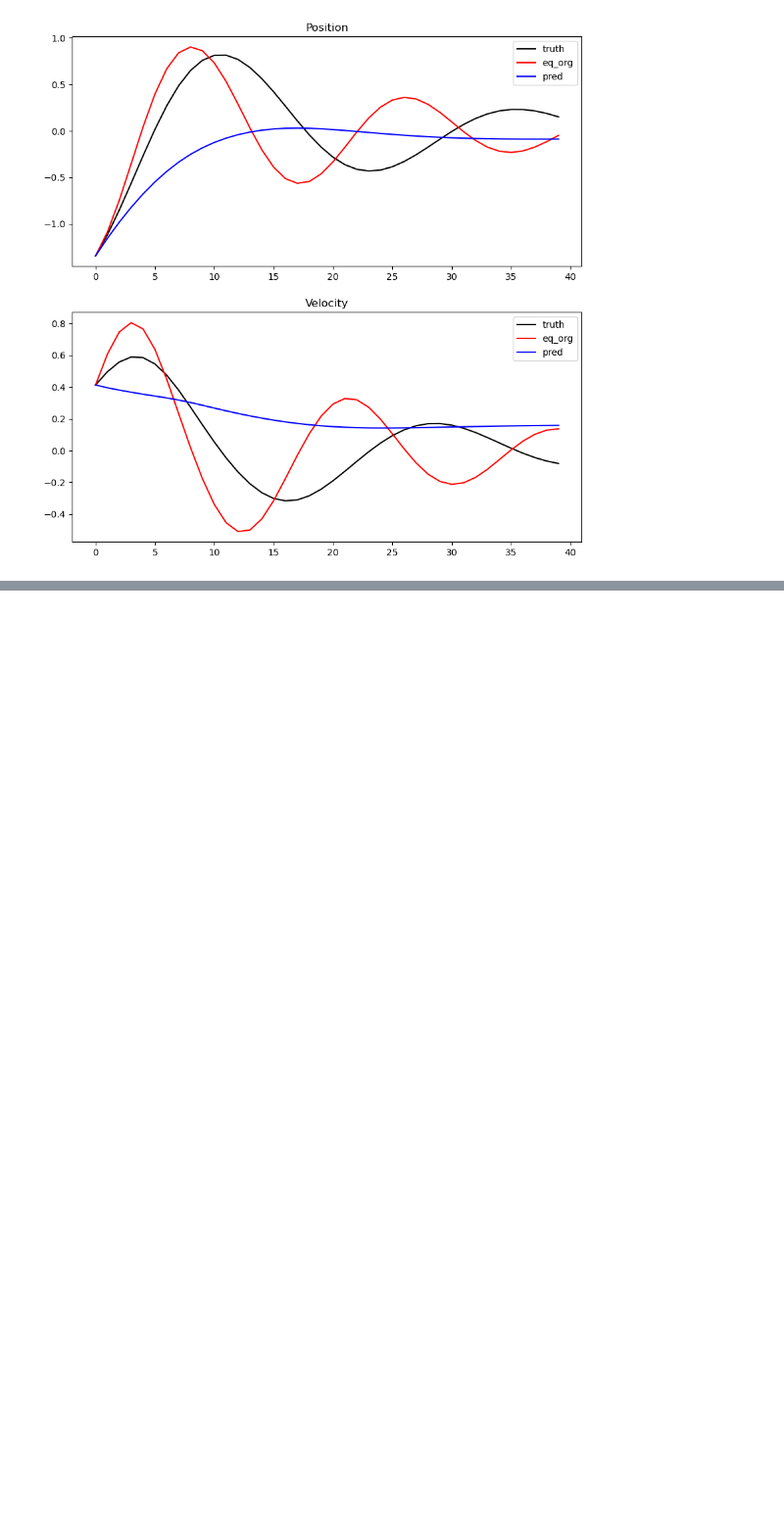
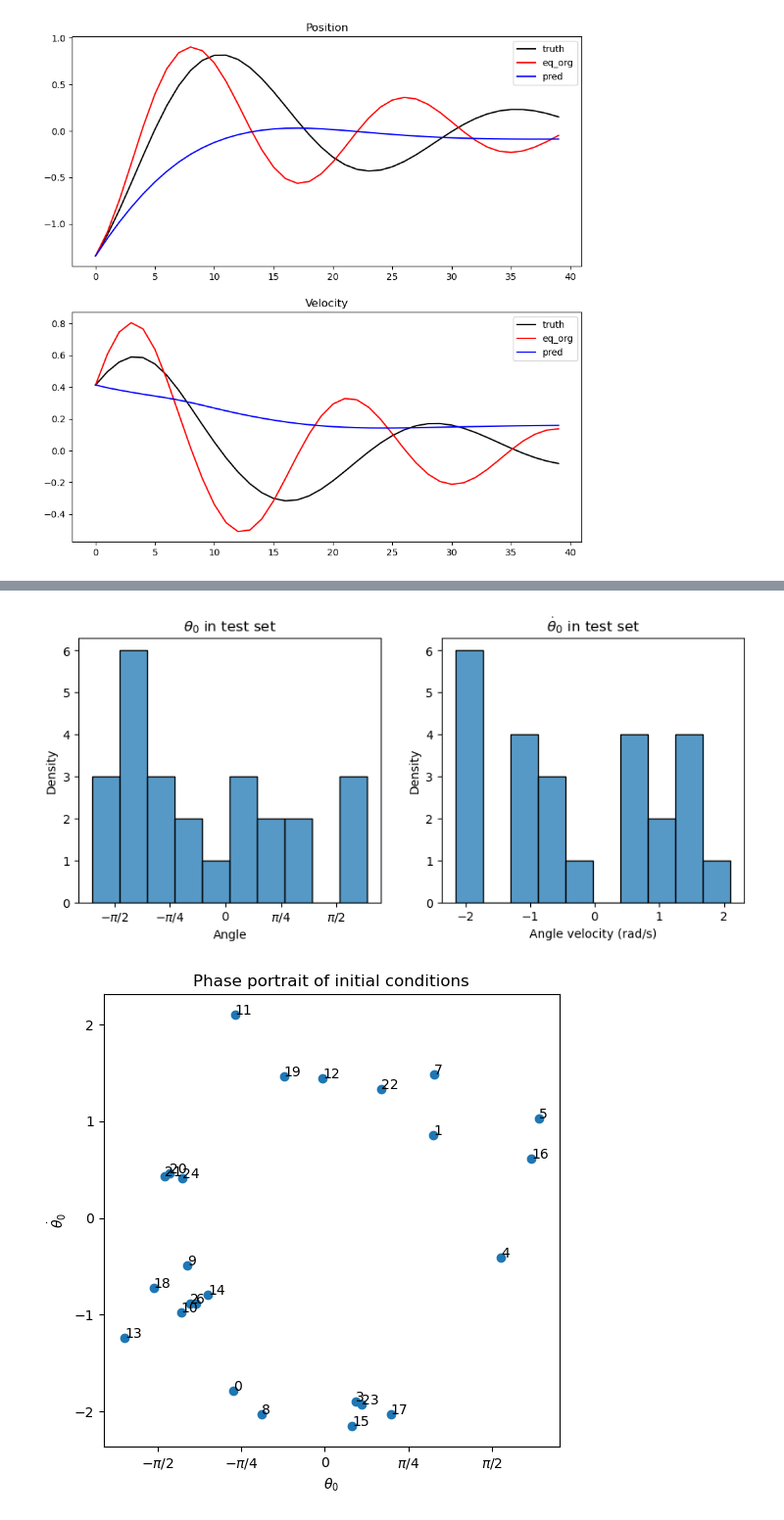
Before and after one commit to mayajanvier/jax-phynity, a Jupyter notebook: visualize_results.ipynb, the cells around one changed output, grey strips where cells are left out. Shown at 98% size. Cells and saved outputs as stored; diff of their text form; code cells hidden in the pictures; blank space fills up the shorter version.

Commit message:
initial conditions and trajectories with id, loss

```diff
--- a/visualize_results.ipynb
+++ b/visualize_results.ipynb
@@ -253,0 +312,14 @@ plot_trajectory(24)
+# %%
+def load_results(results_pth):
+    results = pd.read_json(results_pth).T
+    exp_name = results_pth.split("/")[-2]
+    val_loss = float(results_pth.split("_")[-1][:-6])
+
+    # add initial conditions to dataframe
+    results["q0"] = results["states"].apply(lambda x: x[0][0])
+    results["p0"] = results["states"].apply(lambda x: x[1][0])
+    return results, exp_name, val_loss
+# %%
+path = "/Users/mayajanvier/jax-phynity/data/sanity_checks2/none_aug_1_9i0h01av/model_1.422e-02..json"
+results, exp_name, val_loss = load_results(path)
+exp_name, val_loss
@@ -253,0 +348,54 @@ plot_trajectory(24)
+# %%
+def viz_CI_regimes(res):
+    # subplot
+    fig, ax = plt.subplots(1, 2, figsize=(10, 4))
+    # choose boxes of the histogram
+    sns.histplot(res["q0"], ax=ax[0], bins=10)
+    ax[0].set_title(r"$\theta_0$ in test set")
+    ax[0].set_xlabel("Angle")
+    ax[0].set_ylabel("Density")
+    ax[0].set_xticks([-np.pi/2, -np.pi/4, 0, np.pi/4, np.pi/2])
+    ax[0].set_xticklabels(["$-\pi/2$", "$-\pi/4$", "0","$\pi/4$", "$\pi/2$"])
+
+    sns.histplot(res["p0"], ax=ax[1], bins=10)
+    ax[1].set_title(r"$\dot{\theta}_0$ in test set")
+    ax[1].set_xlabel("Angle velocity (rad/s)")
+    ax[1].set_ylabel("Density")
+    plt.show()
+
+    # portrait de phase
+    fig, ax = plt.subplots(1,1,figsize=(6, 6))
+    # put index of traj above the point
+    for i, txt in enumerate(res.index):
+        ax.annotate(txt, (res["q0"][i], res["p0"][i]))
+    plt.scatter(res["q0"], res["p0"], label="Initial conditions")
+    plt.xlabel(r"$\theta_0$")
+    plt.ylabel(r"$\dot{\theta}_0$")
+    ax.set_xticks([-np.pi/2, -np.pi/4, 0, np.pi/4, np.pi/2])
+    ax.set_xticklabels(["$-\pi/2$", "$-\pi/4$", "0","$\pi/4$", "$\pi/2$"])
+    plt.title("Phase portrait of initial conditions")
+    plt.show()
+
+    # circular histogram
+    # square figure
+    fig, ax = plt.subplots(1,1,figsize=(6, 6))
+    for i, txt in enumerate(res.index):
+        # position
+        theta = res["q0"][i]
+        plt.scatter(np.cos(theta),np.sin(theta))
+        ax.annotate(txt, (np.cos(theta),np.sin(theta)-0.2), fontsize=8)
+        # add arrow for velocity
+        norm = res["p0"][i]
+        ax.arrow(np.cos(theta), np.sin(theta), -norm*np.sin(theta), norm*np.cos(theta), head_width=0.05, head_length=0.1, fc='k', ec='k')
+    plt.ylim([-2,2])
+    plt.xlim([-2,2])
+    plt.xlabel(r"cos($\theta_0$)")
+    plt.ylabel(r"sin($\theta_0$)")
+    plt.legend()
+    plt.title("Initial conditions on the unit circle")
+
+
+viz_CI_regimes(results)
+# %% [output]
+[figure, added]
+[figure, added]
```
Also changed, not shown: parts of 25 cells of this notebook.
